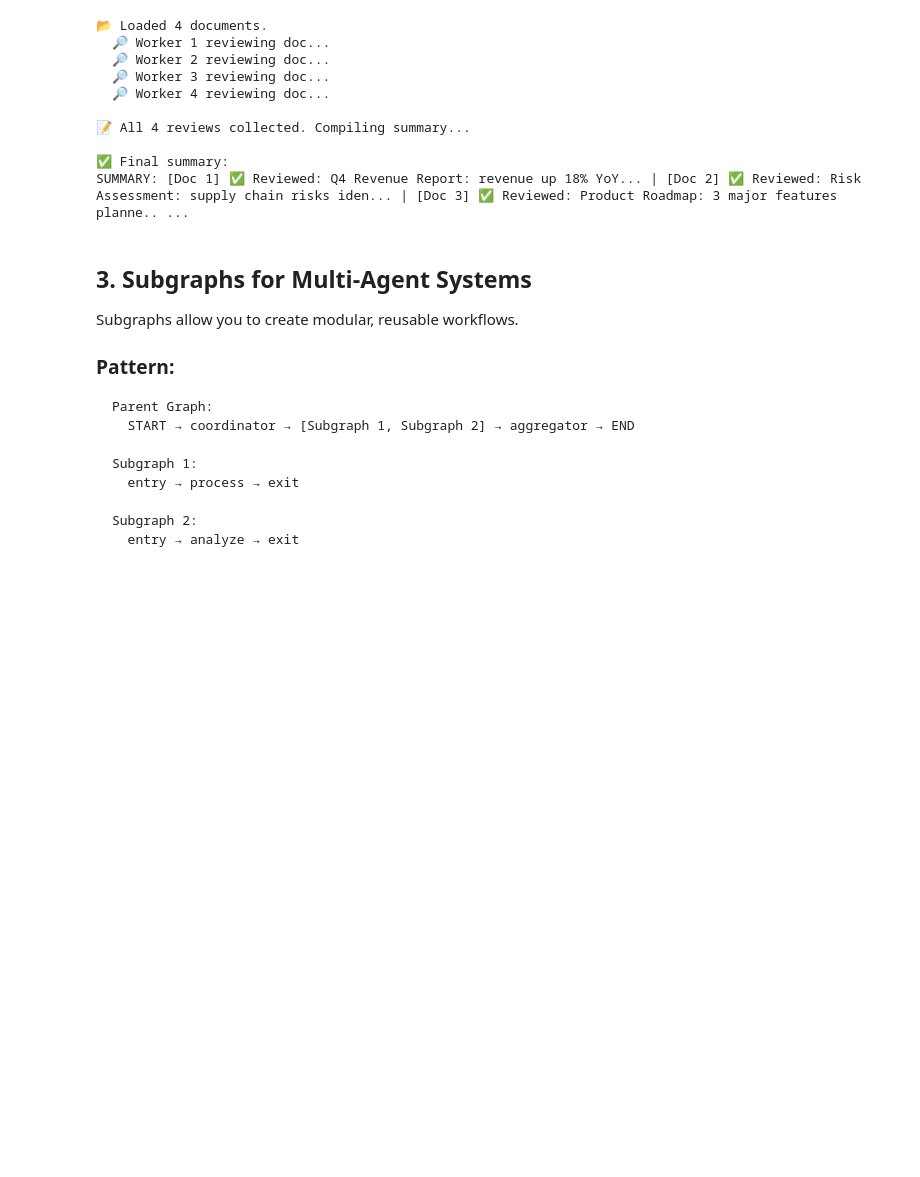
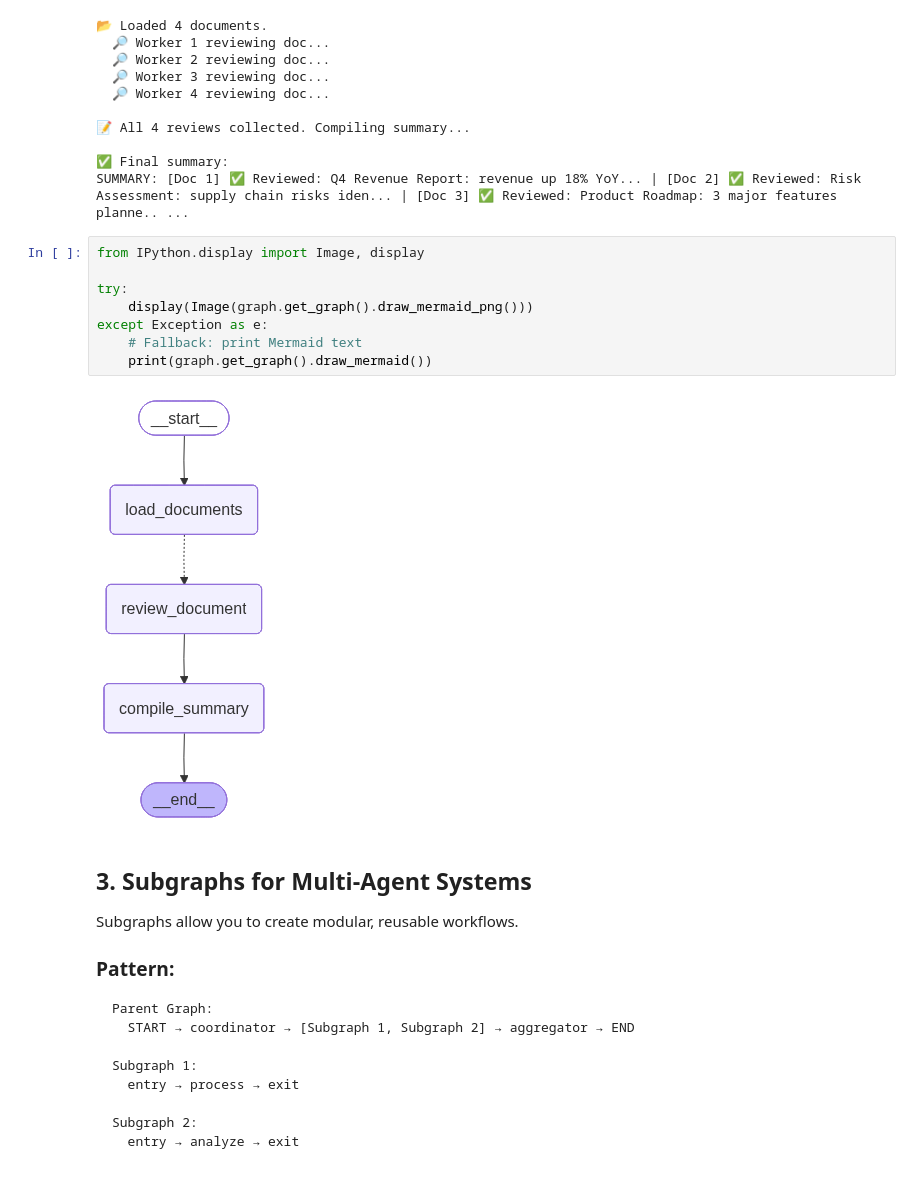
Before and after one commit to Murtuzasaifee/langraph-tutorials, a Jupyter notebook: notebooks/06_parallel_execution_subgraphs.ipynb, the cells around one changed output. Cells and saved outputs as stored; diff of their text form; blank space fills up the shorter version.

```diff
--- a/notebooks/06_parallel_execution_subgraphs.ipynb
+++ b/notebooks/06_parallel_execution_subgraphs.ipynb
@@ -192,6 +202,16 @@ print(f"\n✅ Final summary:\n{result['summary']}")
 
 ✅ Final summary:
 SUMMARY: [Doc 1] ✅ Reviewed: Q4 Revenue Report: revenue up 18% YoY... | [Doc 2] ✅ Reviewed: Risk Assessment: supply chain risks iden... | [Doc 3] ✅ Reviewed: Product Roadmap: 3 major features planne.. ...
+# %%
+from IPython.display import Image, display
+
+try:
+    display(Image(graph.get_graph().draw_mermaid_png()))
+except Exception as e:
+    # Fallback: print Mermaid text
+    print(graph.get_graph().draw_mermaid())
+# %% [output]
+[figure, added]
 # %% [markdown]
 ## 3. Subgraphs for Multi-Agent Systems
 
```
Also changed, not shown: parts of 1 cell of this notebook, 2 other files.
